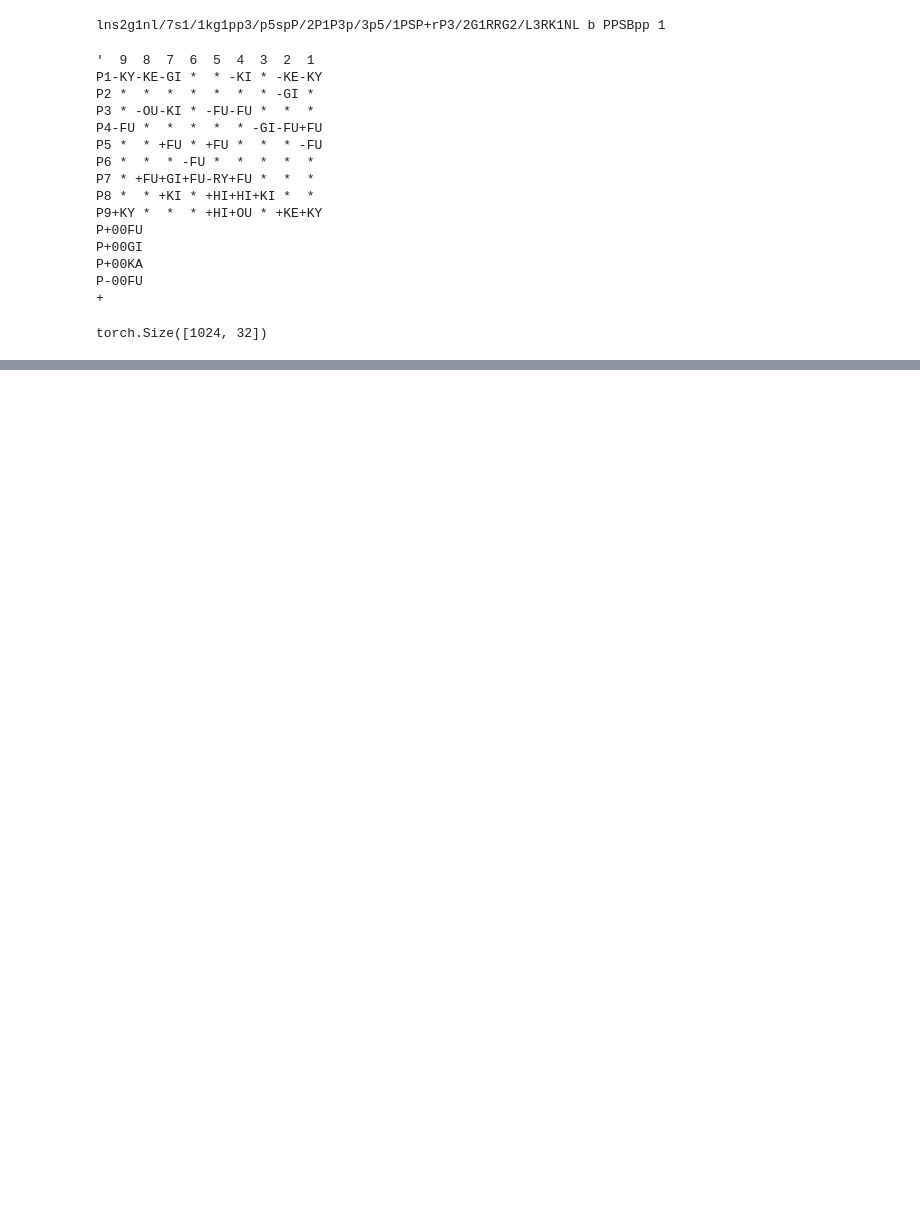
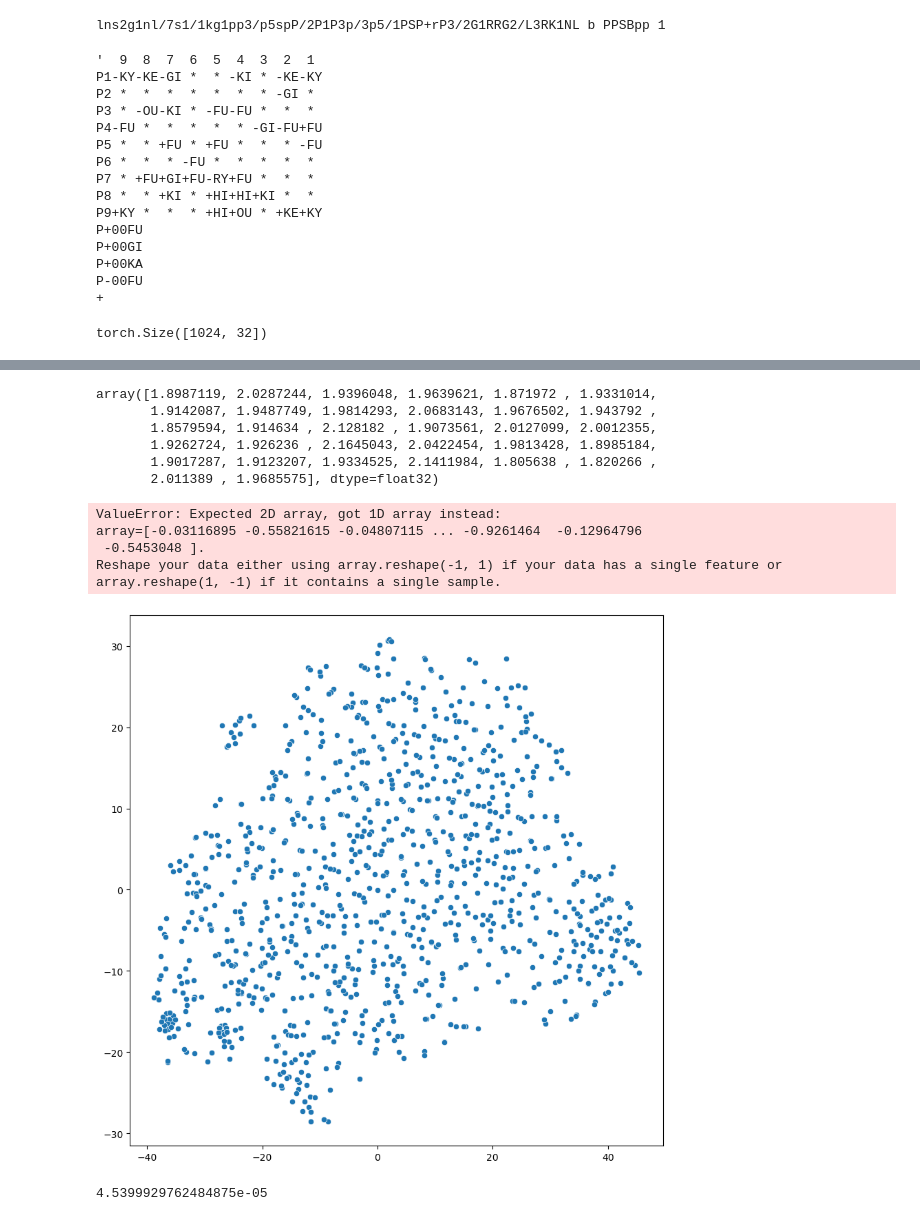
Before and after one commit to tatuyosi98/humanized-models-for-board-games, a Jupyter notebook: shogi/notebooks/vae-cnn.ipynb, the cells around one changed output, grey strips where cells are left out. Saved outputs shown, nothing was run; the diff lists cells and outputs as text; code cells hidden in the pictures; blank space fills up the shorter version.

```diff
--- a/shogi/notebooks/vae-cnn.ipynb
+++ b/shogi/notebooks/vae-cnn.ipynb
@@ -35,7 +40,7 @@ from dataloader import HcpeDataLoader
 from features import feature_to_sfen
 
 batch_size = 1024
-device = torch.device(f"cuda:0")
+device = torch.device('cuda' if torch.cuda.is_available() else 'cpu')
 
 
 print("Reading training data")
@@ -363,0 +370,3 @@ def compare(x):
+# %%
+mu_array = mu.to("cpu").detach().numpy().copy()
+logvar_array = logvar.to("cpu").detach().numpy().copy()
@@ -363,0 +439,9 @@ def compare(x):
+# %%
+np.std(logvar_array, axis=0)
+# %% [output]
+array([1.8987119, 2.0287244, 1.9396048, 1.9639621, 1.871972 , 1.9331014,
+       1.9142087, 1.9487749, 1.9814293, 2.0683143, 1.9676502, 1.943792 ,
+       1.8579594, 1.914634 , 2.128182 , 1.9073561, 2.0127099, 2.0012355,
+       1.9262724, 1.926236 , 2.1645043, 2.0422454, 1.9813428, 1.8985184,
+       1.9017287, 1.9123207, 1.9334525, 2.1411984, 1.805638 , 1.820266 ,
+       2.011389 , 1.9685575], dtype=float32)
@@ -363,0 +452,18 @@ def compare(x):
+# %%
+tsne = TSNE(n_components=2, random_state=42)
+mu_tsne = tsne.fit_transform(mu_array[:, 0])
+# %% [output]
+ValueError: Expected 2D array, got 1D array instead:
+array=[-0.03116895 -0.55821615 -0.04807115 ... -0.9261464  -0.12964796
+ -0.5453048 ].
+Reshape your data either using array.reshape(-1, 1) if your data has a single feature or array.reshape(1, -1) if it contains a single sample.
+# %%
+plt.figure(figsize=(10, 10))
+sns.scatterplot(x=mu_tsne[:, 0], y=mu_tsne[:, 1])
+plt.show()
+# %% [output]
+[figure, added]
+# %%
+np.e ** (-10)
+# %% [output]
+4.5399929762484875e-05
```
Also changed, not shown: parts of 13 cells of this notebook, 1 other file.
